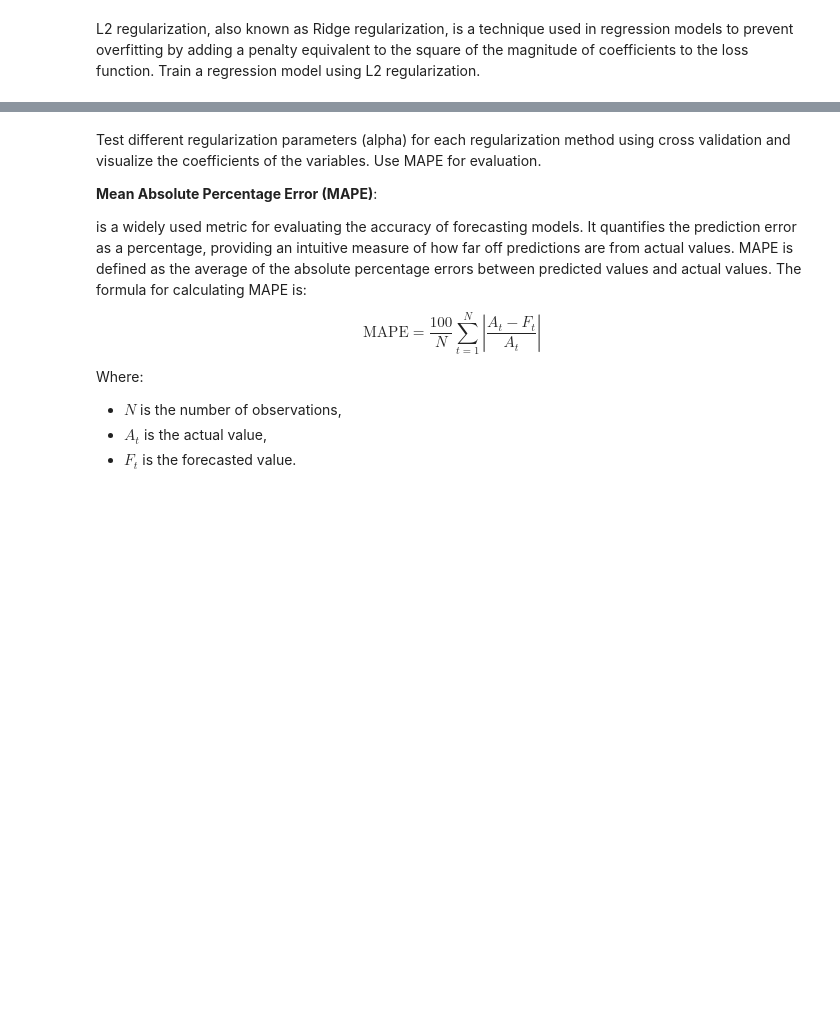
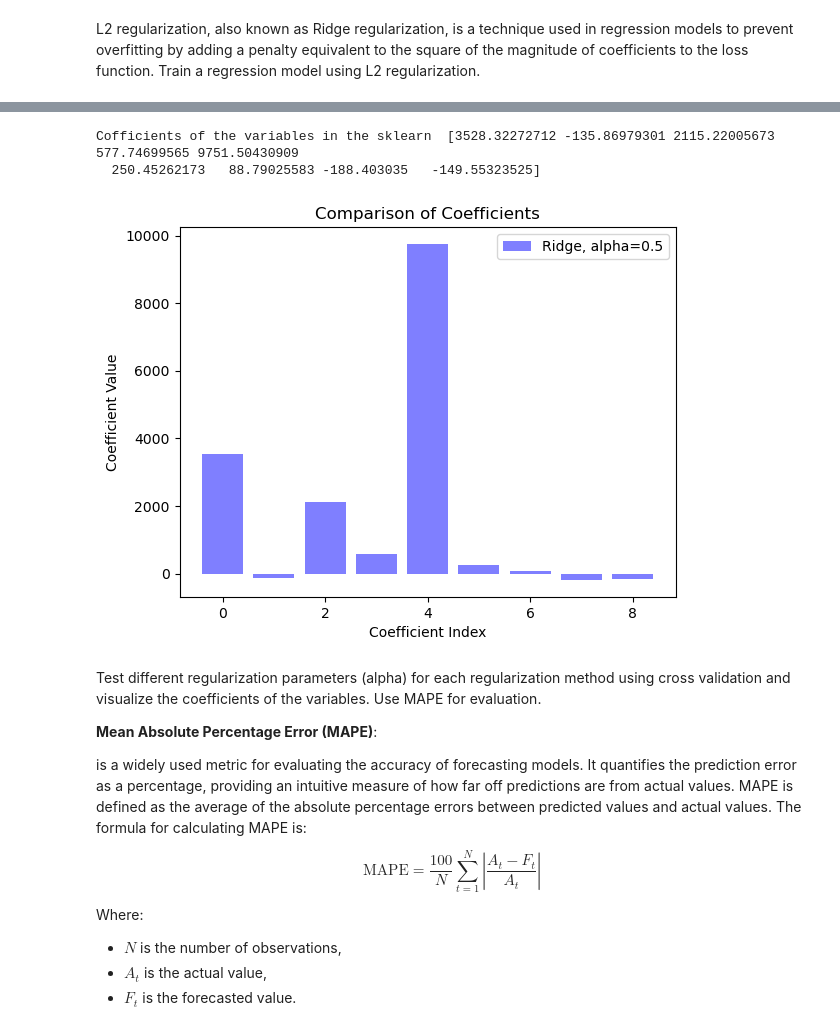
Before and after one commit to po-azarakhsh/SUTMLCourse-MySolutions, a Jupyter notebook: HW01/HW1_SOL/Practical1/ML_HW1.ipynb, the cells around one changed output, grey strips where cells are left out. Cells and saved outputs as stored; diff of their text form; code cells hidden in the pictures; blank space fills up the shorter version.

```diff
--- a/HW01/HW1_SOL/Practical1/ML_HW1.ipynb
+++ b/HW01/HW1_SOL/Practical1/ML_HW1.ipynb
@@ -292,3 +449,9 @@ Train a regression model using L2 regularization.
+# %%
+visualize_coefficients(ridge, "Ridge, alpha=0.5", "b")
+# %% [output]
+Cofficients of the variables in the sklearn  [3528.32272712 -135.86979301 2115.22005673  577.74699565 9751.50430909
+  250.45262173   88.79025583 -188.403035   -149.55323525]
+[figure, added]
 # %% [markdown]
 Test different regularization parameters (alpha) for each regularization method using cross validation and visualize the coefficients of the variables. Use MAPE for evaluation.
 
```
Also changed, not shown: parts of 32 cells of this notebook.
